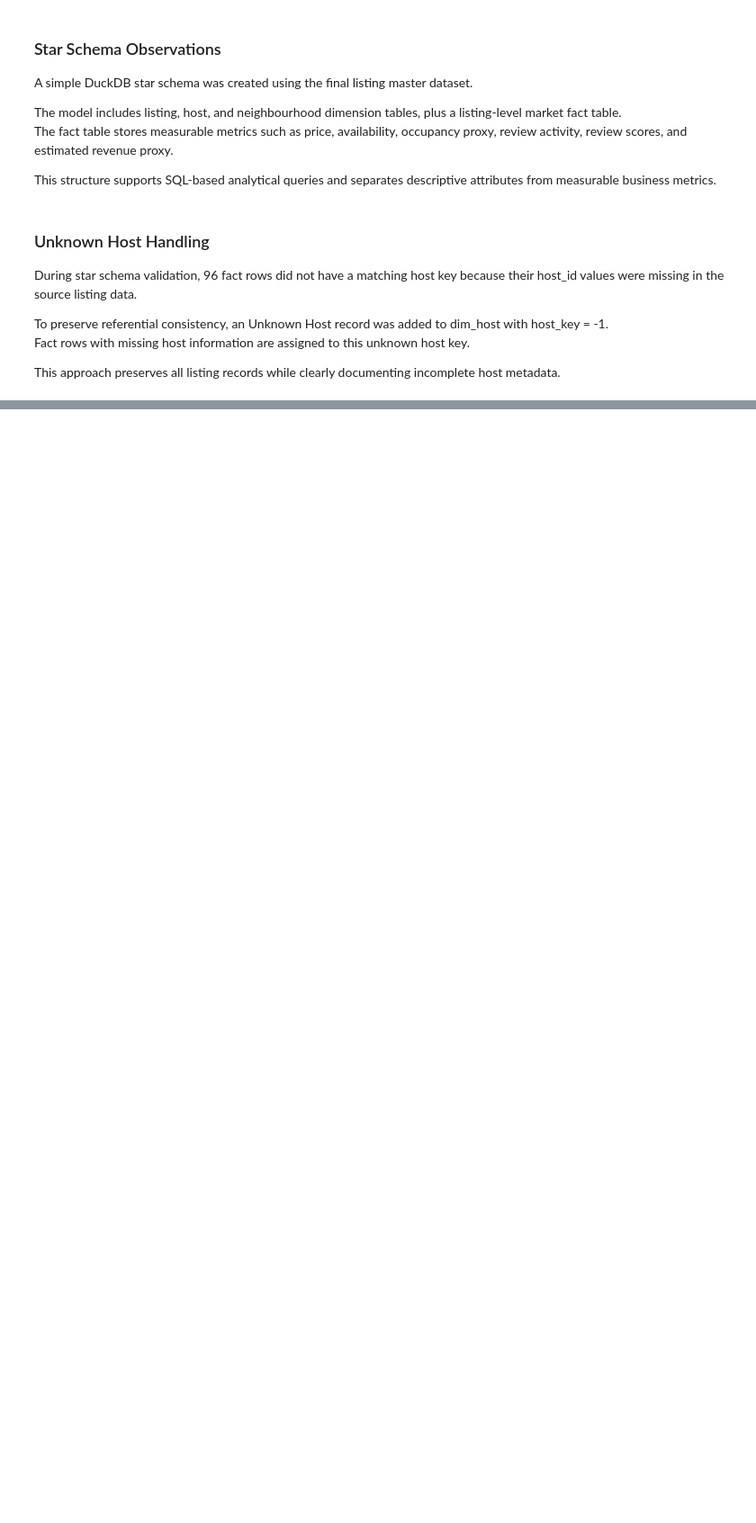
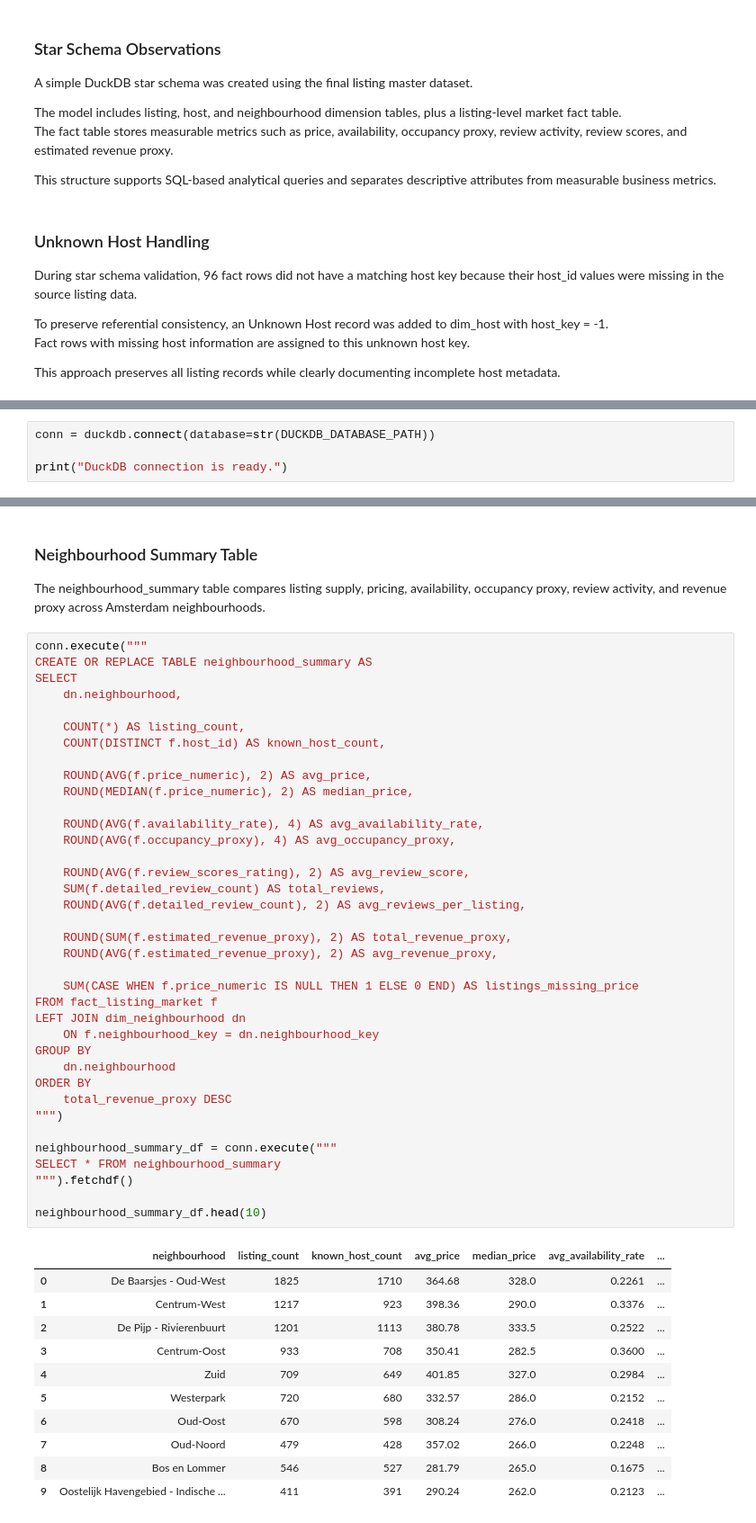
Before and after one commit to Tnadeeja/Inside-Airbnb-Market-Intelligence-Platform-Data-Engineering-Analytics-AI, a Jupyter notebook: notebooks/02_duckdb_warehouse.ipynb, the cells around one changed output, grey strips where cells are left out. Shown at 90% size. Saved outputs shown, nothing was run; the diff lists cells and outputs as text; blank space fills up the shorter version.

Commit message:
Create analytical SQL summary tables

```diff
--- a/notebooks/02_duckdb_warehouse.ipynb
+++ b/notebooks/02_duckdb_warehouse.ipynb
@@ -417,0 +431,4 @@ This approach preserves all listing records while clearly documenting incomplete
+# %%
+conn = duckdb.connect(database=str(DUCKDB_DATABASE_PATH))
+
+print("DuckDB connection is ready.")
@@ -417,0 +547,53 @@ This approach preserves all listing records while clearly documenting incomplete
+# %% [markdown]
+### Neighbourhood Summary Table
+
+The neighbourhood_summary table compares listing supply, pricing, availability, occupancy proxy, review activity, and revenue proxy across Amsterdam neighbourhoods.
+# %%
+conn.execute("""
+CREATE OR REPLACE TABLE neighbourhood_summary AS
+SELECT
+    dn.neighbourhood,
+
+    COUNT(*) AS listing_count,
+    COUNT(DISTINCT f.host_id) AS known_host_count,
+
+    ROUND(AVG(f.price_numeric), 2) AS avg_price,
+    ROUND(MEDIAN(f.price_numeric), 2) AS median_price,
+
+    ROUND(AVG(f.availability_rate), 4) AS avg_availability_rate,
+    ROUND(AVG(f.occupancy_proxy), 4) AS avg_occupancy_proxy,
+
+    ROUND(AVG(f.review_scores_rating), 2) AS avg_review_score,
+    SUM(f.detailed_review_count) AS total_reviews,
+    ROUND(AVG(f.detailed_review_count), 2) AS avg_reviews_per_listing,
+
+    ROUND(SUM(f.estimated_revenue_proxy), 2) AS total_revenue_proxy,
+    ROUND(AVG(f.estimated_revenue_proxy), 2) AS avg_revenue_proxy,
+
+    SUM(CASE WHEN f.price_numeric IS NULL THEN 1 ELSE 0 END) AS listings_missing_price
+FROM fact_listing_market f
+LEFT JOIN dim_neighbourhood dn
+    ON f.neighbourhood_key = dn.neighbourhood_key
+GROUP BY
+    dn.neighbourhood
+ORDER BY
+    total_revenue_proxy DESC
+""")
+
+neighbourhood_summary_df = conn.execute("""
+SELECT * FROM neighbourhood_summary
+""").fetchdf()
+
+neighbourhood_summary_df.head(10)
+# %% [output]
+|  | neighbourhood | listing_count | known_host_count | avg_price | median_price | avg_availability_rate | ... |
+| 0 | De Baarsjes - Oud-West | 1825 | 1710 | 364.68 | 328.0 | 0.2261 | ... |
+| 1 | Centrum-West | 1217 | 923 | 398.36 | 290.0 | 0.3376 | ... |
+| 2 | De Pijp - Rivierenbuurt | 1201 | 1113 | 380.78 | 333.5 | 0.2522 | ... |
+| 3 | Centrum-Oost | 933 | 708 | 350.41 | 282.5 | 0.3600 | ... |
+| 4 | Zuid | 709 | 649 | 401.85 | 327.0 | 0.2984 | ... |
+| 5 | Westerpark | 720 | 680 | 332.57 | 286.0 | 0.2152 | ... |
+| 6 | Oud-Oost | 670 | 598 | 308.24 | 276.0 | 0.2418 | ... |
+| 7 | Oud-Noord | 479 | 428 | 357.02 | 266.0 | 0.2248 | ... |
+| 8 | Bos en Lommer | 546 | 527 | 281.79 | 265.0 | 0.1675 | ... |
+| 9 | Oostelijk Havengebied - Indische ... | 411 | 391 | 290.24 | 262.0 | 0.2123 | ... |
```
Also changed, not shown: parts of 20 cells of this notebook, 6 other files.
